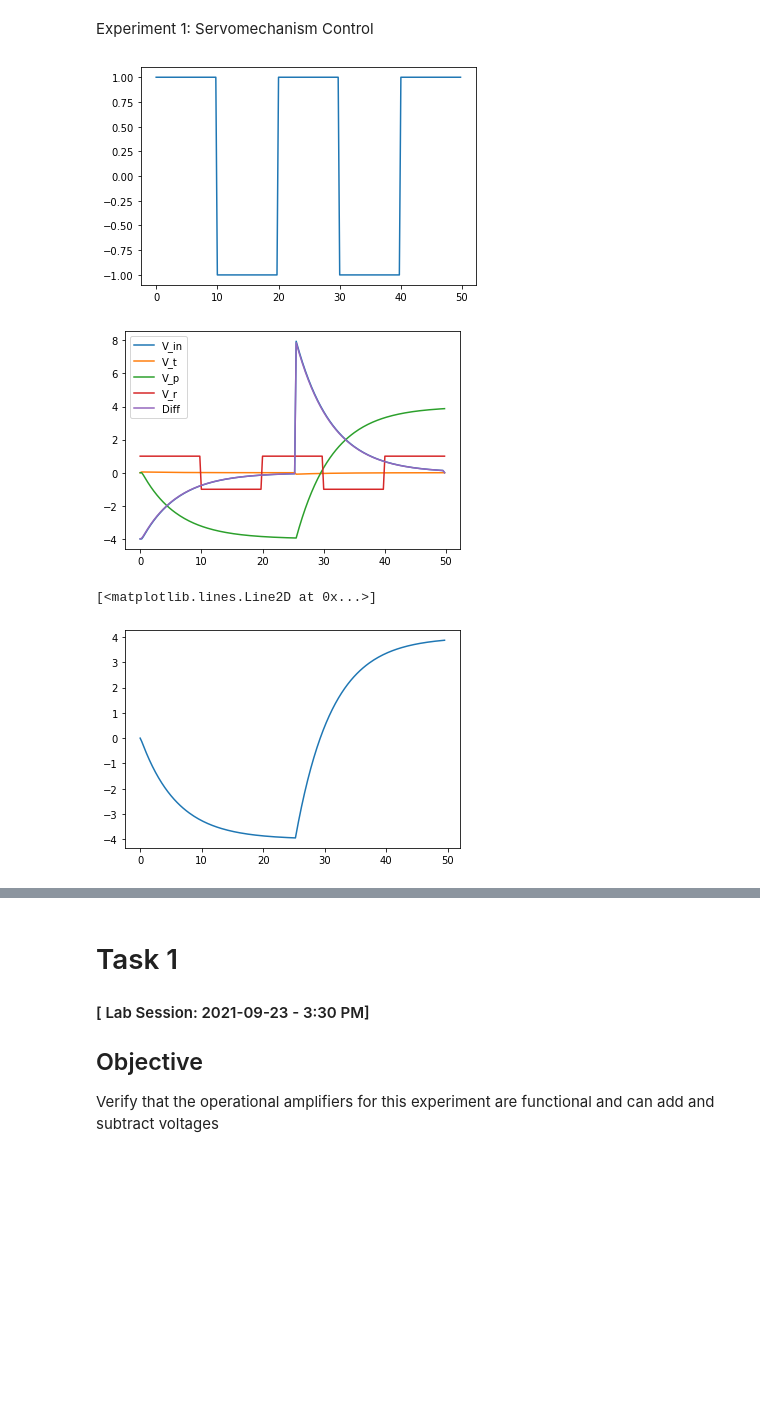
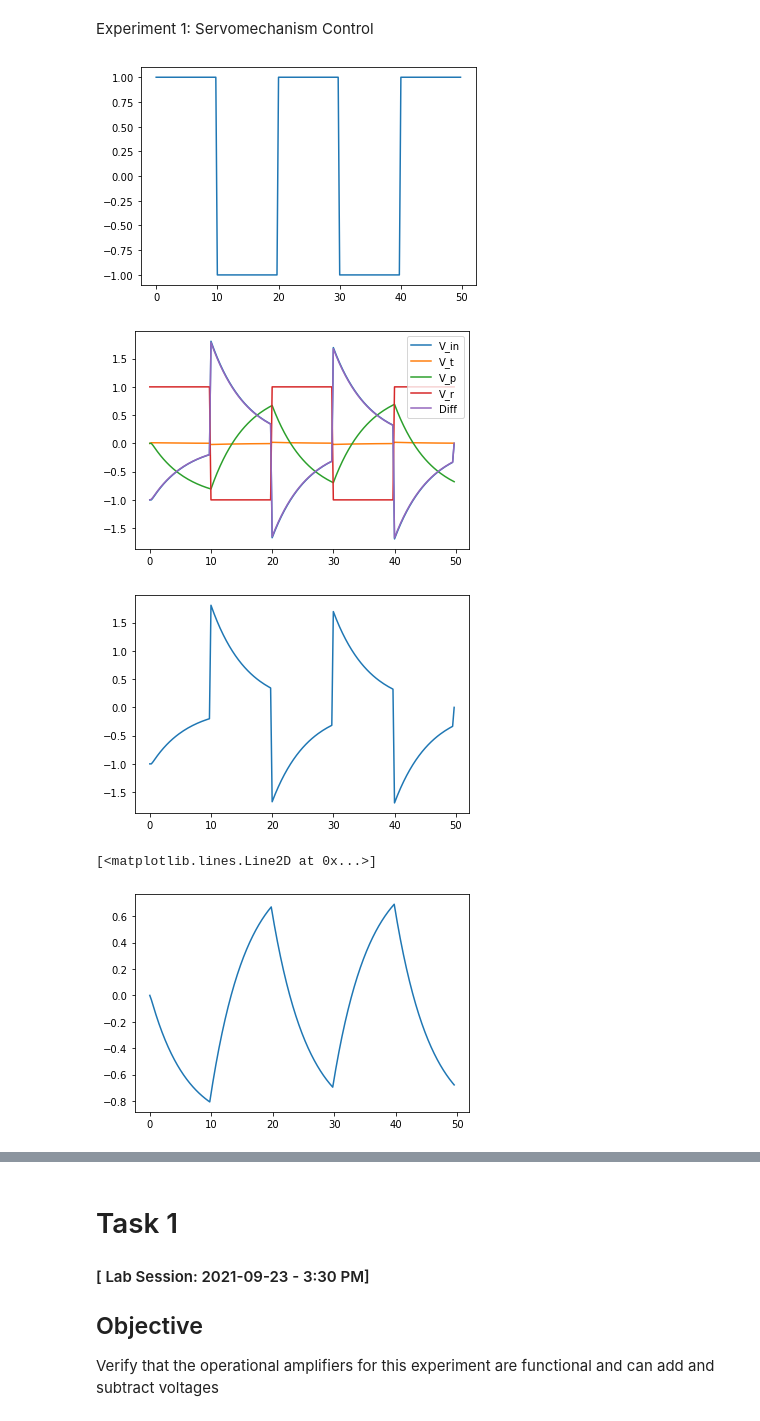
Before and after one commit to benhuckell/enph352, a Jupyter notebook: servo.ipynb, the cells around one changed output, grey strips where cells are left out. Saved outputs shown, nothing was run; the diff lists cells and outputs as text; code cells hidden in the pictures; blank space fills up the shorter version.

```diff
--- a/servo.ipynb
+++ b/servo.ipynb
@@ -47,38 +47,42 @@ plt.show()
 for t in range(len(timeSteps[:-1])):
 
     vr = V_r[t]
-    V_in[t] = calculate_V_in(V_r_const, V_p[t], 1)
+    V_in[t] = calculate_V_in(V_r[t], V_p[t], 1)
     V_t[t] = motorVoltage(k_t,k_m,V_in[t],c,t)
 
     # Calculate angular velocity
     dTheta = ((k_m*V_in[t])/c)*(1-math.exp(-1*c*timeSteps[t]))
 
     if(t == 0):
         theta[t] = 0 + dTheta*dt
     else:
         theta[t] = theta[t-1] + dTheta*dt
 
     V_p[t+1] = theta[t]
 
     #print(timeSteps[t],V_p[t],V_in[t],V_t[t], theta[t], dTheta)
 
 
-    if(t > len(timeSteps)/2):
-        V_r_const = -4
+    #if(t > len(timeSteps)/2):
+        #V_r_const = -4
 
 V_diff = np.add(V_t,V_in)
 
 plt.plot(timeSteps,V_in, label = "V_in")
 plt.plot(timeSteps,V_t, label = "V_t")
 plt.plot(timeSteps,V_p, label = "V_p")
 plt.plot(timeSteps,V_r, label = "V_r")
 plt.plot(timeSteps, V_diff, label = "Diff")
 plt.legend()
 plt.show()
 
+plt.plot(timeSteps,V_in, label = "V_in")
+plt.show()
+
 plt.plot(timeSteps[:-1], theta[:-1])
 # %% [output]
 [figure]
-[figure, old version]
+[figure, new version]
+[figure, new version]
 [<matplotlib.lines.Line2D at 0x...>]
-[figure, old version]
+[figure, added]
```
Also changed, not shown: parts of 46 cells of this notebook, 17 other files.
